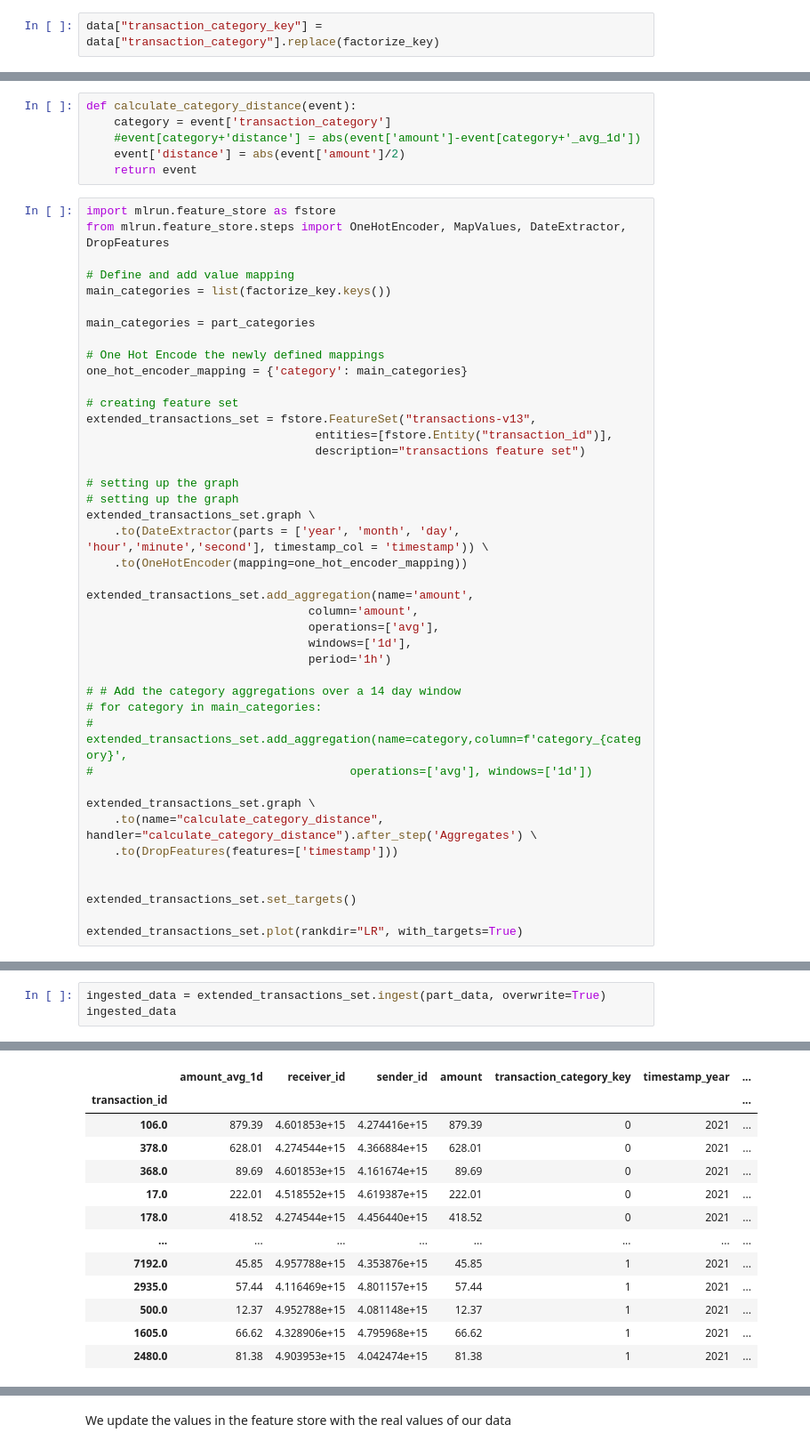
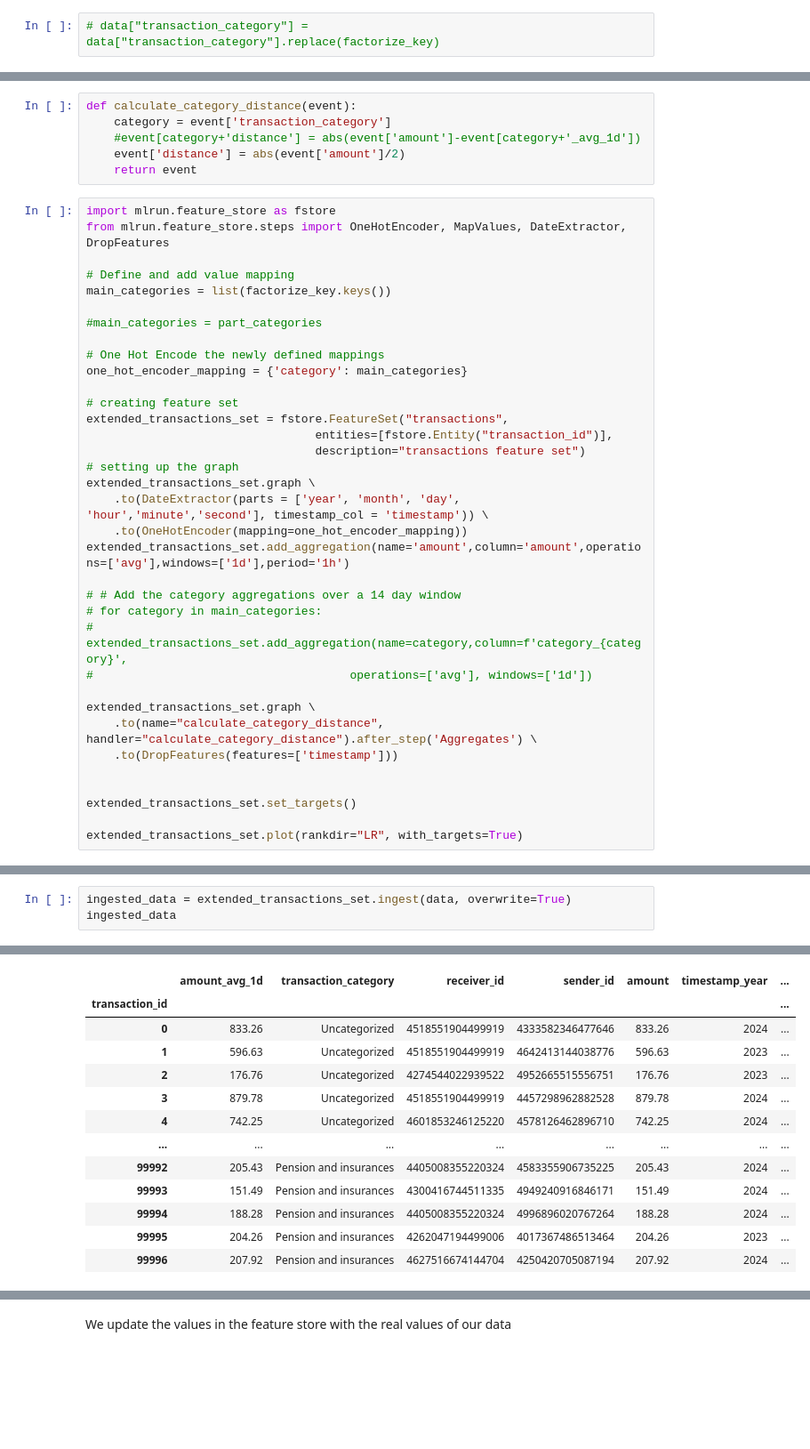
Before and after one commit to mlrun/demo-sagemaker, a Jupyter notebook: financial_payment_classification_v3.ipynb, the cells around one changed output, grey strips where cells are left out. Shown at 89% size. Drawn from its saved outputs; the diff is of its cells as text; blank space fills up the shorter version.

Commit message:
updating feature store graph

```diff
--- a/financial_payment_classification_v3.ipynb
+++ b/financial_payment_classification_v3.ipynb
@@ -159,5 +177,5 @@ for key, val in factorize_key.items():
 # %%
-data["transaction_category_key"] = data["transaction_category"].replace(factorize_key)
+# data["transaction_category"] = data["transaction_category"].replace(factorize_key)
 # %%
 data['transaction_id']= data.reset_index().index
 # %%
@@ -234,27 +207,20 @@ from mlrun.feature_store.steps import OneHotEncoder, MapValues, DateExtractor, D
 # Define and add value mapping
 main_categories = list(factorize_key.keys())
 
-main_categories = part_categories
+#main_categories = part_categories
 
 # One Hot Encode the newly defined mappings
 one_hot_encoder_mapping = {'category': main_categories}
 
 # creating feature set
-extended_transactions_set = fstore.FeatureSet("transactions-v13",
+extended_transactions_set = fstore.FeatureSet("transactions",
                                  entities=[fstore.Entity("transaction_id")],
                                  description="transactions feature set")
-
-# setting up the graph
 # setting up the graph
 extended_transactions_set.graph \
     .to(DateExtractor(parts = ['year', 'month', 'day', 'hour','minute','second'], timestamp_col = 'timestamp')) \
     .to(OneHotEncoder(mapping=one_hot_encoder_mapping))
-
-extended_transactions_set.add_aggregation(name='amount',
-                                column='amount',
-                                operations=['avg'],
-                                windows=['1d'],
-                                period='1h')
+extended_transactions_set.add_aggregation(name='amount',column='amount',operations=['avg'],windows=['1d'],period='1h')
 
 # # Add the category aggregations over a 14 day window
 # for category in main_categories:
@@ -272,6 +238,6 @@ extended_transactions_set.plot(rankdir="LR", with_targets=True)
 # %% [output]
 [drawing not drawn]
 # %%
-ingested_data = extended_transactions_set.ingest(part_data, overwrite=True)
+ingested_data = extended_transactions_set.ingest(data, overwrite=True)
 ingested_data
 # %% [output]
@@ -279,13 +245,13 @@ ingested_data
-|  | amount_avg_1d | receiver_id | sender_id | amount | transaction_category_key | timestamp_year | ... |
+|  | amount_avg_1d | transaction_category | receiver_id | sender_id | amount | timestamp_year | ... |
 | transaction_id |  |  |  |  |  |  | ... |
-| 106.0 | 879.39 | 4.601853e+15 | 4.274416e+15 | 879.39 | 0 | 2021 | ... |
-| 378.0 | 628.01 | 4.274544e+15 | 4.366884e+15 | 628.01 | 0 | 2021 | ... |
-| 368.0 | 89.69 | 4.601853e+15 | 4.161674e+15 | 89.69 | 0 | 2021 | ... |
-| 17.0 | 222.01 | 4.518552e+15 | 4.619387e+15 | 222.01 | 0 | 2021 | ... |
-| 178.0 | 418.52 | 4.274544e+15 | 4.456440e+15 | 418.52 | 0 | 2021 | ... |
+| 0 | 833.26 | Uncategorized | 4518551904499919 | 4333582346477646 | 833.26 | 2024 | ... |
+| 1 | 596.63 | Uncategorized | 4518551904499919 | 4642413144038776 | 596.63 | 2023 | ... |
+| 2 | 176.76 | Uncategorized | 4274544022939522 | 4952665515556751 | 176.76 | 2023 | ... |
+| 3 | 879.78 | Uncategorized | 4518551904499919 | 4457298962882528 | 879.78 | 2024 | ... |
+| 4 | 742.25 | Uncategorized | 4601853246125220 | 4578126462896710 | 742.25 | 2024 | ... |
 | ... | ... | ... | ... | ... | ... | ... | ... |
-| 7192.0 | 45.85 | 4.957788e+15 | 4.353876e+15 | 45.85 | 1 | 2021 | ... |
-| 2935.0 | 57.44 | 4.116469e+15 | 4.801157e+15 | 57.44 | 1 | 2021 | ... |
-| 500.0 | 12.37 | 4.952788e+15 | 4.081148e+15 | 12.37 | 1 | 2021 | ... |
-| 1605.0 | 66.62 | 4.328906e+15 | 4.795968e+15 | 66.62 | 1 | 2021 | ... |
-| 2480.0 | 81.38 | 4.903953e+15 | 4.042474e+15 | 81.38 | 1 | 2021 | ... |
+| 99992 | 205.43 | Pension and insurances | 4405008355220324 | 4583355906735225 | 205.43 | 2024 | ... |
+| 99993 | 151.49 | Pension and insurances | 4300416744511335 | 4949240916846171 | 151.49 | 2024 | ... |
+| 99994 | 188.28 | Pension and insurances | 4405008355220324 | 4996896020767264 | 188.28 | 2024 | ... |
+| 99995 | 204.26 | Pension and insurances | 4262047194499006 | 4017367486513464 | 204.26 | 2023 | ... |
+| 99996 | 207.92 | Pension and insurances | 4627516674144704 | 4250420705087194 | 207.92 | 2024 | ... |
```
Also changed, not shown: parts of 18 cells of this notebook, 3 other files.
